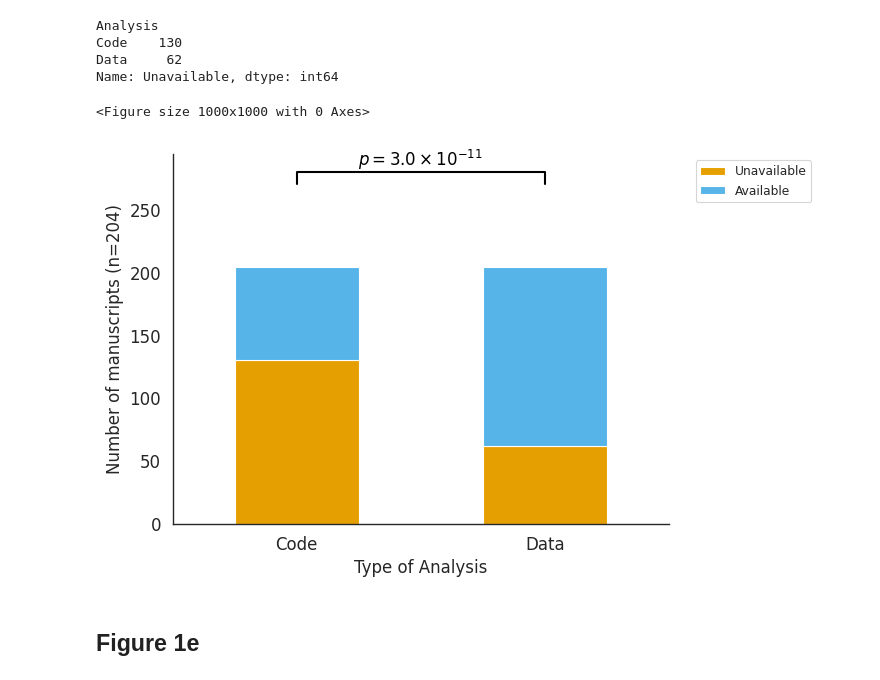
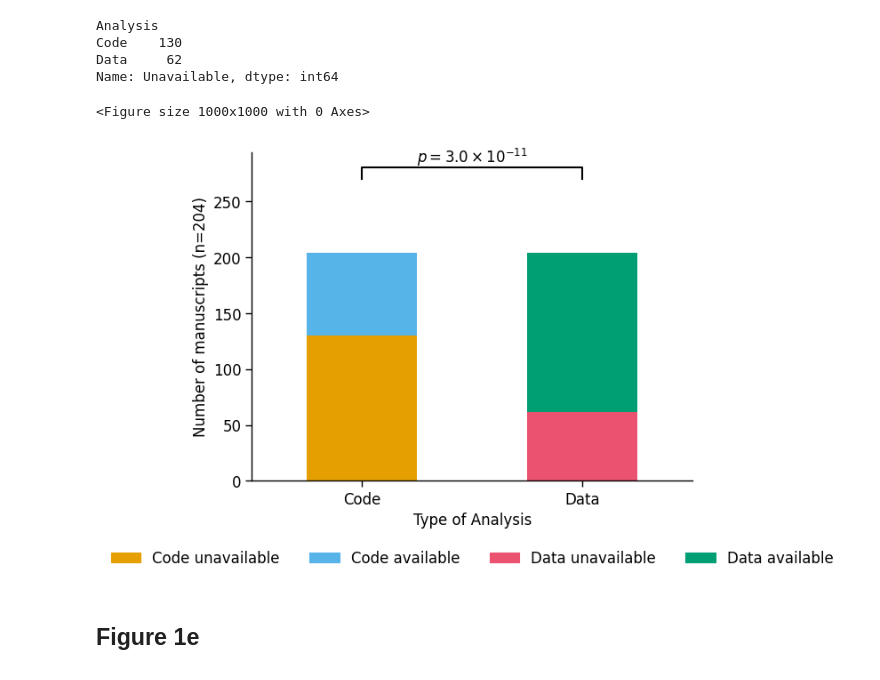
Before and after one commit to Mangul-Lab-USC/code-availability, a Jupyter notebook: notebooks/Figures.ipynb, the cells around one changed output. Cells and saved outputs as stored; diff of their text form; code cells hidden in the pictures.

Commit message:
fixed 1d, added multicolored stacked plots and universal figure legend

```diff
--- a/notebooks/Figures.ipynb
+++ b/notebooks/Figures.ipynb
@@ -289,28 +289,47 @@ Name: Unavailable, dtype: int64
 # %%
 plt.figure(figsize=(10, 10))
 plt.rcParams.update({'font.size': 12})
 rcParams['font.family'] = 'sans-serif'
 sns.set_context("paper",font_scale=1)
+fontsize=12
 colors = ['#E69F00', '#56B4E9']
-df_temp.plot(kind='bar', stacked=True, color=colors)
+ax=df_temp.plot(kind='bar', stacked=True, color=colors,legend=None)
+# Changing colors of stacks
+bars = ax.containers
+# First bar (bottom stack: Yellow, top stack: Blue)
+bars[0][0].set_facecolor('#E69F00')  # Bottom stack of the first bar
+bars[1][0].set_facecolor('#56B4E9')    # Top stack of the first bar
+
+# Second bar (bottom stack: Green, top stack: Red)
+bars[0][1].set_facecolor('#EA526F')   # Bottom stack of the second bar
+bars[1][1].set_facecolor('#009E73')     # Top stack of the second bar
+
 # statistical annotation
 y, h, col = 270, 10, 'k'
 x1, x2 = 0, 1  # columns  (first column: 0, see plt.xticks())
 plt.plot([x1, x1, x2, x2], [y, y+h, y+h, y], lw=1.5, c=col)
 plt.text((x1+x2)*.5, y+h, r"$p = {0:s}$".format(as_si(p,1)), ha='center', va='bottom', color=col, fontsize=12)
 
-plt.legend(loc='upper right', bbox_to_anchor=(1.3, 1))
+#plt.legend(loc='upper right', bbox_to_anchor=(1.3, 1))
 plt.xlabel("Type of Analysis",fontsize=12)
 plt.ylabel("Number of manuscripts (n=204)",fontsize=12)
 #plt.ylim(0,100)
 plt.xticks(rotation=0)
 plt.tick_params(axis='both', labelsize=12)
+labels = [mpatches.Patch(color='#E69F00', label="Code unavailable"),
+mpatches.Patch(color='#56B4E9', label="Code available"),
+mpatches.Patch(color='#EA526F', label="Data unavailable"),
+mpatches.Patch(color='#009E73', label="Data available"),
+]
+plt.legend(handles=labels,
+           loc="lower center",ncol=len(labels),fontsize=fontsize,bbox_to_anchor=(0.5, -.3),frameon=False)
+
 sns.despine()
 #plt.savefig('../Figures/sup2_v2.png', format='png', dpi=300,bbox_inches='tight')
 plt.show()
 # %% [output]
 <Figure size 1000x1000 with 0 Axes>
-[figure, old version]
+[figure, new version]
 # %% [markdown]
 ## Figure 1e
 # %%
```
Also changed, not shown: parts of 1 cell of this notebook.
